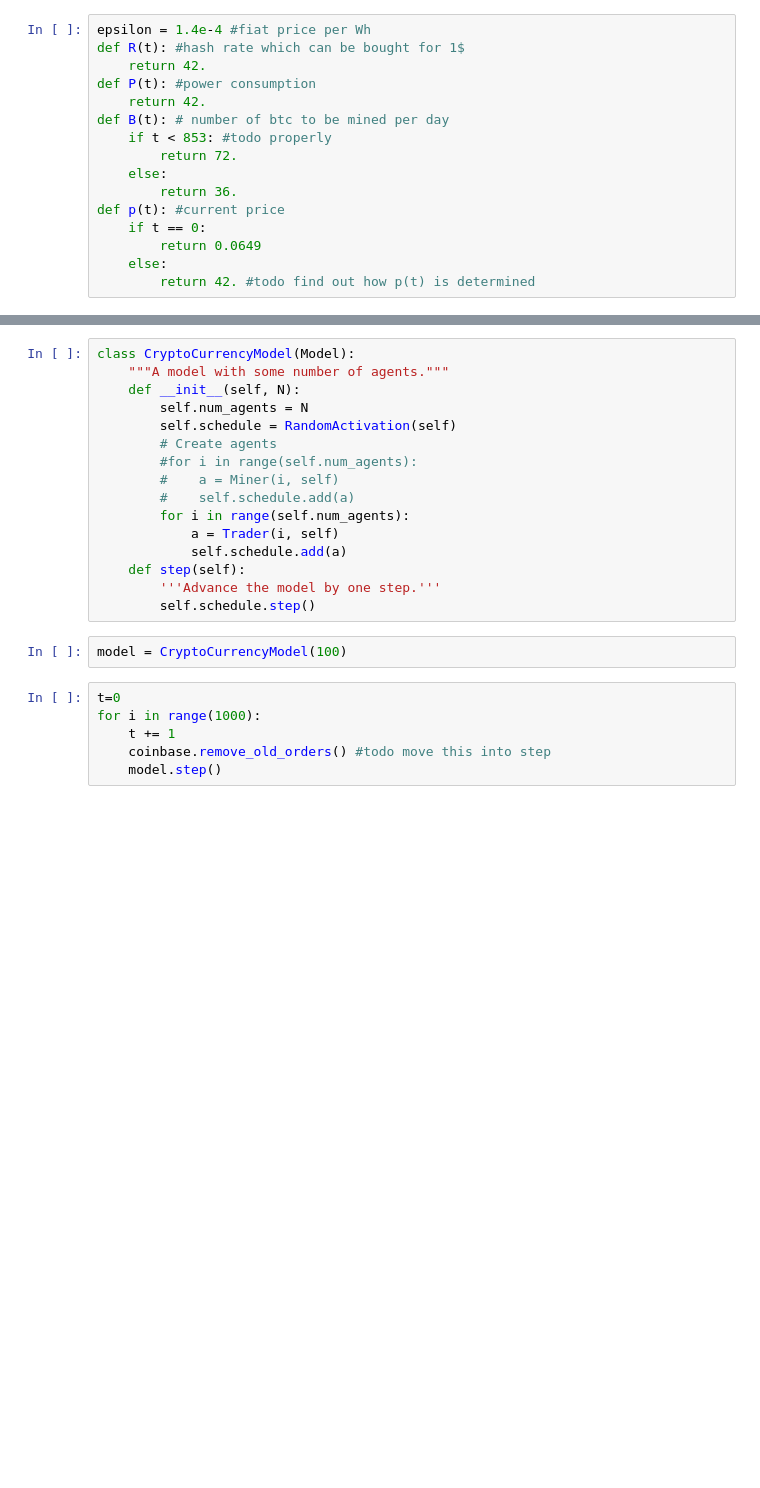
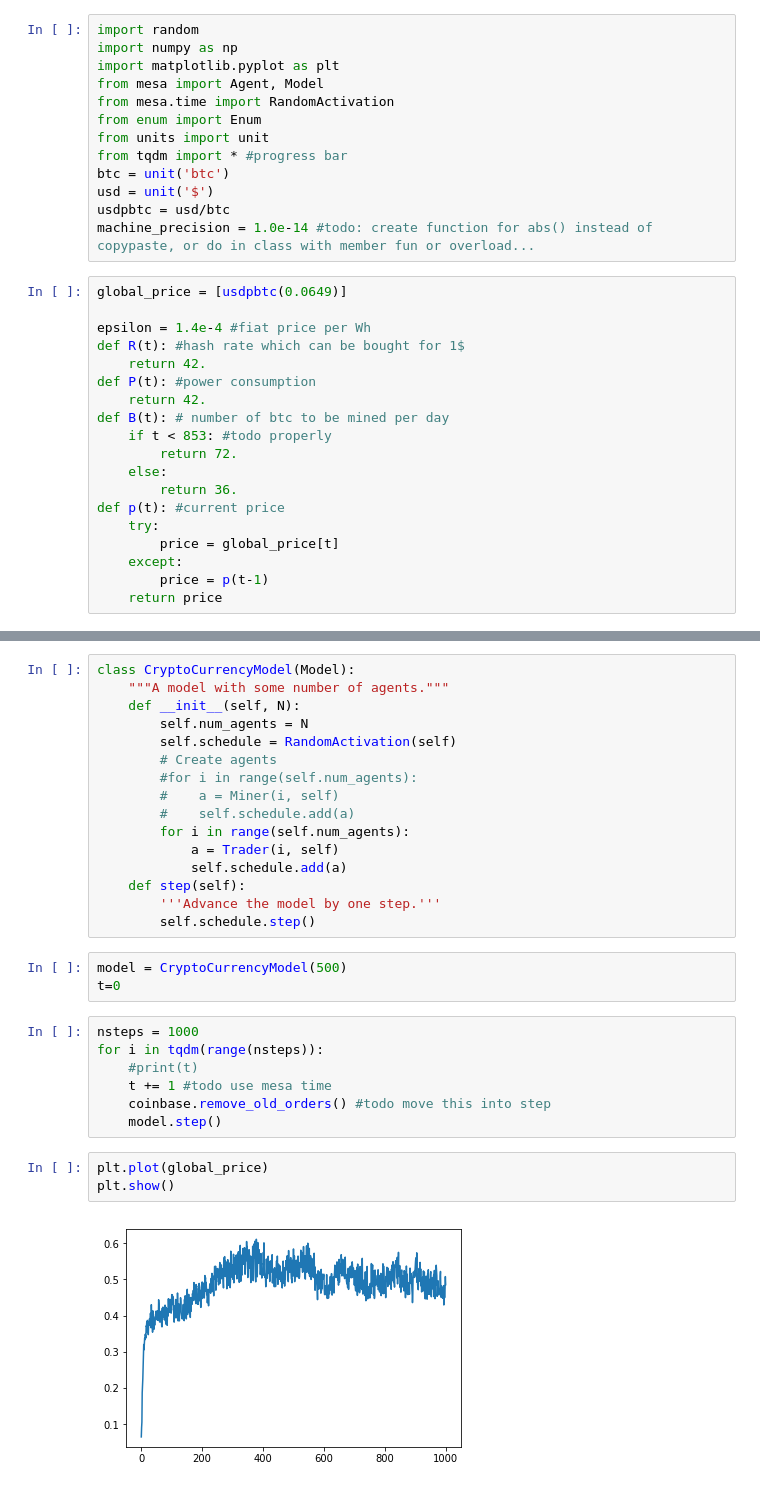
Before and after one commit to msssm/project_template, a Jupyter notebook: code/agentbasedmodel.ipynb, the cells around one changed output, grey strips where cells are left out. Cells and saved outputs as stored; diff of their text form; blank space fills up the shorter version.

```diff
--- a/code/agentbasedmodel.ipynb
+++ b/code/agentbasedmodel.ipynb
@@ -7,4 +1,19 @@ from enum import Enum
+# %%
+import random
+import numpy as np
+import matplotlib.pyplot as plt
+from mesa import Agent, Model
+from mesa.time import RandomActivation
+from enum import Enum
+from units import unit
+from tqdm import * #progress bar
+btc = unit('btc')
+usd = unit('$')
+usdpbtc = usd/btc
+machine_precision = 1.0e-14 #todo: create function for abs() instead of copypaste, or do in class with member fun or overload...
 # %%
+global_price = [usdpbtc(0.0649)]
+
 epsilon = 1.4e-4 #fiat price per Wh
 def R(t): #hash rate which can be bought for 1$
     return 42.
@@ -16,10 +25,11 @@ def B(t): # number of btc to be mined per day
     else:
         return 36.
 def p(t): #current price
-    if t == 0:
-        return 0.0649
-    else:
-        return 42. #todo find out how p(t) is determined
+    try:
+        price = global_price[t]
+    except:
+        price = p(t-1)
+    return price
 # %%
 def rtot(t): #hashing capability of whole population of miners at time t
     return sum(miner_.r(t) for miner_ in miners)
@@ -217,11 +290,18 @@ class CryptoCurrencyModel(Model):
         '''Advance the model by one step.'''
         self.schedule.step()
 # %%
-model = CryptoCurrencyModel(100)
+model = CryptoCurrencyModel(500)
+t=0
 # %%
-t=0
-for i in range(1000):
-    t += 1
+nsteps = 1000
+for i in tqdm(range(nsteps)):
+    #print(t)
+    t += 1 #todo use mesa time
     coinbase.remove_old_orders() #todo move this into step
     model.step()
+# %%
+plt.plot(global_price)
+plt.show()
+# %% [output]
+[figure, added]
 # %%
```
Also changed, not shown: parts of 8 cells of this notebook.
